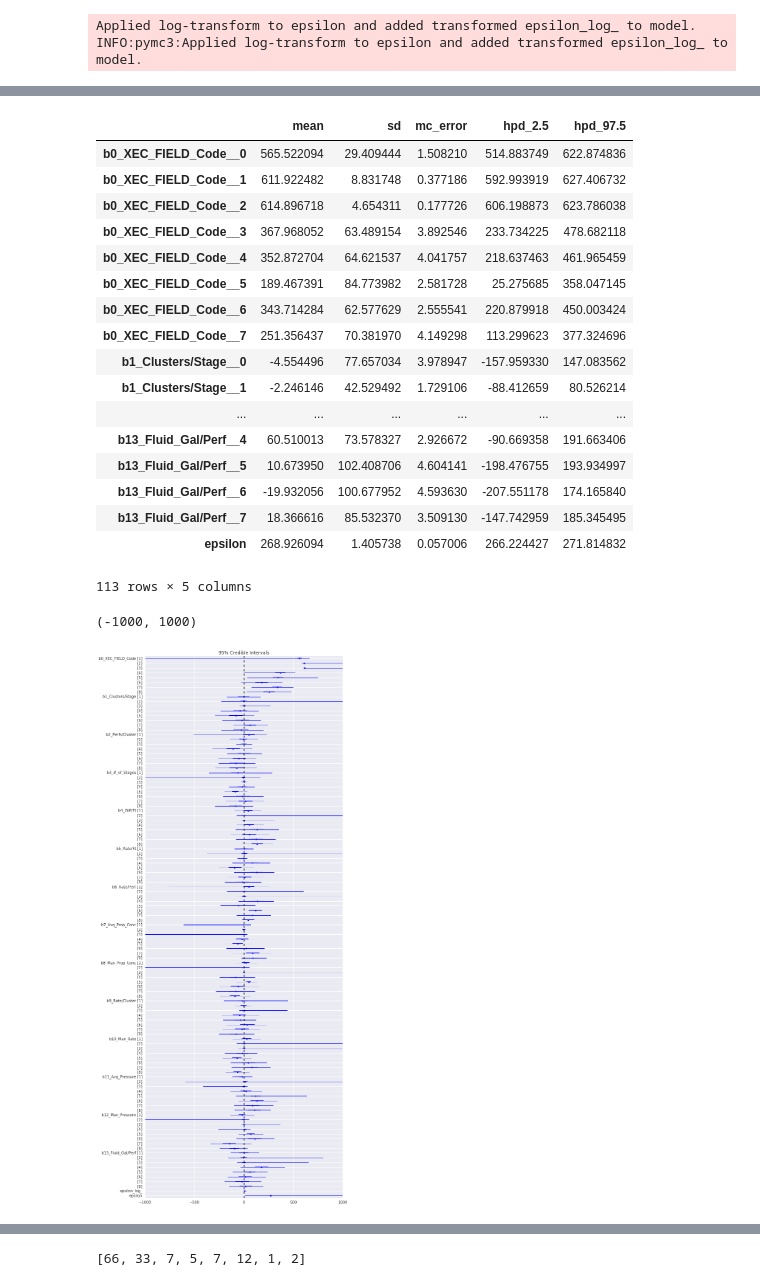
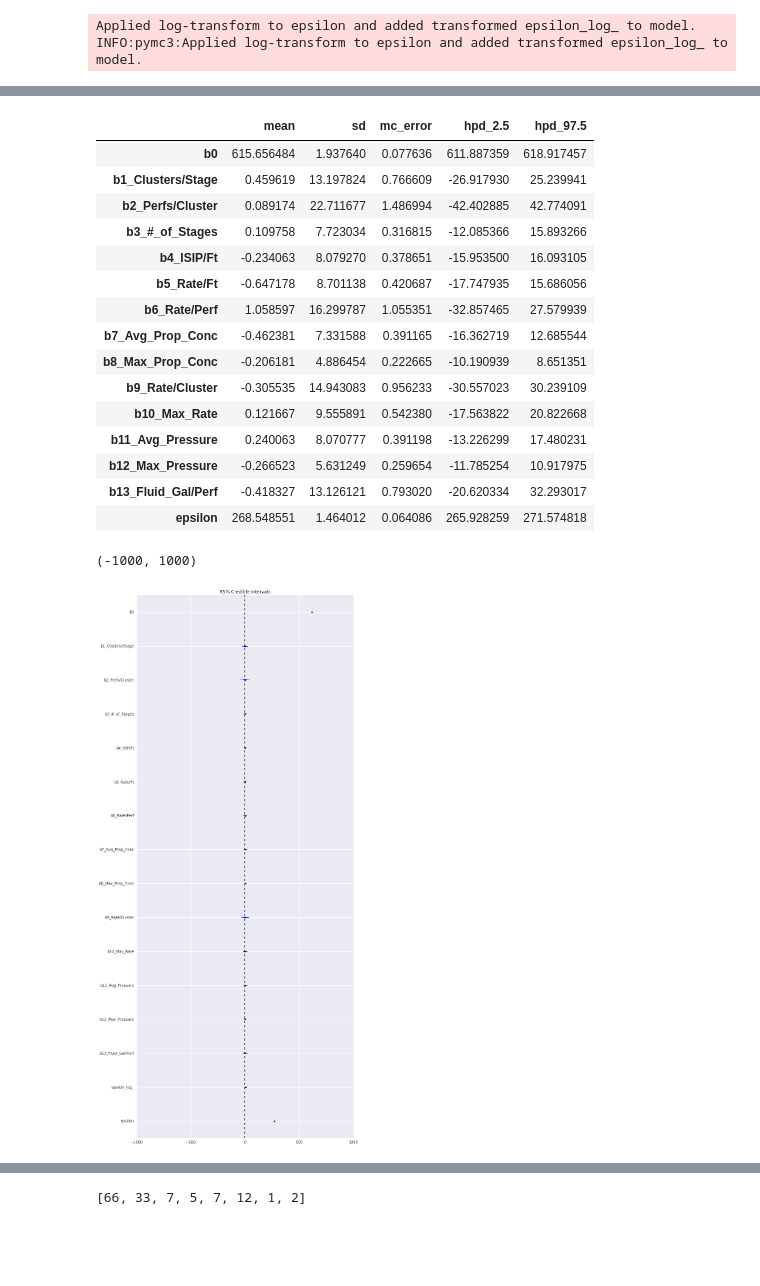
Before and after one commit to jpgrana/bayesian-approach-predicting-well-production, a Jupyter notebook: model.ipynb, the cells around one changed output, grey strips where cells are left out. Cells and saved outputs as stored; diff of their text form; code cells hidden in the pictures; blank space fills up the shorter version.

Commit message:
model_plots

```diff
--- a/model.ipynb
+++ b/model.ipynb
@@ -371,28 +362,26 @@ ax = pm.traceplot(trc_unpooled[-500:], varnames=rvs_unpooled, figsize=(12,len(rv
 # %%
-pm.df_summary(trc_unpooled[-500:])
+pm.df_summary(trc_test[-500:])
 # %% [output]
 |  | mean | sd | mc_error | hpd_2.5 | hpd_97.5 |
-| b0_XEC_FIELD_Code__0 | 565.522094 | 29.409444 | 1.508210 | 514.883749 | 622.874836 |
-| b0_XEC_FIELD_Code__1 | 611.922482 | 8.831748 | 0.377186 | 592.993919 | 627.406732 |
-| b0_XEC_FIELD_Code__2 | 614.896718 | 4.654311 | 0.177726 | 606.198873 | 623.786038 |
-| b0_XEC_FIELD_Code__3 | 367.968052 | 63.489154 | 3.892546 | 233.734225 | 478.682118 |
-| b0_XEC_FIELD_Code__4 | 352.872704 | 64.621537 | 4.041757 | 218.637463 | 461.965459 |
-| b0_XEC_FIELD_Code__5 | 189.467391 | 84.773982 | 2.581728 | 25.275685 | 358.047145 |
-| b0_XEC_FIELD_Code__6 | 343.714284 | 62.577629 | 2.555541 | 220.879918 | 450.003424 |
-| b0_XEC_FIELD_Code__7 | 251.356437 | 70.381970 | 4.149298 | 113.299623 | 377.324696 |
-| b1_Clusters/Stage__0 | -4.554496 | 77.657034 | 3.978947 | -157.959330 | 147.083562 |
-| b1_Clusters/Stage__1 | -2.246146 | 42.529492 | 1.729106 | -88.412659 | 80.526214 |
-| ... | ... | ... | ... | ... | ... |
-| b13_Fluid_Gal/Perf__4 | 60.510013 | 73.578327 | 2.926672 | -90.669358 | 191.663406 |
-| b13_Fluid_Gal/Perf__5 | 10.673950 | 102.408706 | 4.604141 | -198.476755 | 193.934997 |
-| b13_Fluid_Gal/Perf__6 | -19.932056 | 100.677952 | 4.593630 | -207.551178 | 174.165840 |
-| b13_Fluid_Gal/Perf__7 | 18.366616 | 85.532370 | 3.509130 | -147.742959 | 185.345495 |
-| epsilon | 268.926094 | 1.405738 | 0.057006 | 266.224427 | 271.814832 |
+| b0 | 615.656484 | 1.937640 | 0.077636 | 611.887359 | 618.917457 |
+| b1_Clusters/Stage | 0.459619 | 13.197824 | 0.766609 | -26.917930 | 25.239941 |
+| b2_Perfs/Cluster | 0.089174 | 22.711677 | 1.486994 | -42.402885 | 42.774091 |
+| b3_#_of_Stages | 0.109758 | 7.723034 | 0.316815 | -12.085366 | 15.893266 |
+| b4_ISIP/Ft | -0.234063 | 8.079270 | 0.378651 | -15.953500 | 16.093105 |
+| b5_Rate/Ft | -0.647178 | 8.701138 | 0.420687 | -17.747935 | 15.686056 |
+| b6_Rate/Perf | 1.058597 | 16.299787 | 1.055351 | -32.857465 | 27.579939 |
+| b7_Avg_Prop_Conc | -0.462381 | 7.331588 | 0.391165 | -16.362719 | 12.685544 |
+| b8_Max_Prop_Conc | -0.206181 | 4.886454 | 0.222665 | -10.190939 | 8.651351 |
+| b9_Rate/Cluster | -0.305535 | 14.943083 | 0.956233 | -30.557023 | 30.239109 |
+| b10_Max_Rate | 0.121667 | 9.555891 | 0.542380 | -17.563822 | 20.822668 |
+| b11_Avg_Pressure | 0.240063 | 8.070777 | 0.391198 | -13.226299 | 17.480231 |
+| b12_Max_Pressure | -0.266523 | 5.631249 | 0.259654 | -11.785254 | 10.917975 |
+| b13_Fluid_Gal/Perf | -0.418327 | 13.126121 | 0.793020 | -20.620334 | 32.293017 |
+| epsilon | 268.548551 | 1.464012 | 0.064086 | 265.928259 | 271.574818 |
-113 rows × 5 columns
 # %%
 plt.figure(figsize=(12, 24))
-pm.forestplot(trc_unpooled)
+pm.forestplot(trc_test)
 plt.xlim([-1000, 1000])
 # %% [output]
 (-1000, 1000)
-[figure, old version]
+[figure, new version]
```
Also changed, not shown: parts of 16 cells of this notebook, 1 other file.
